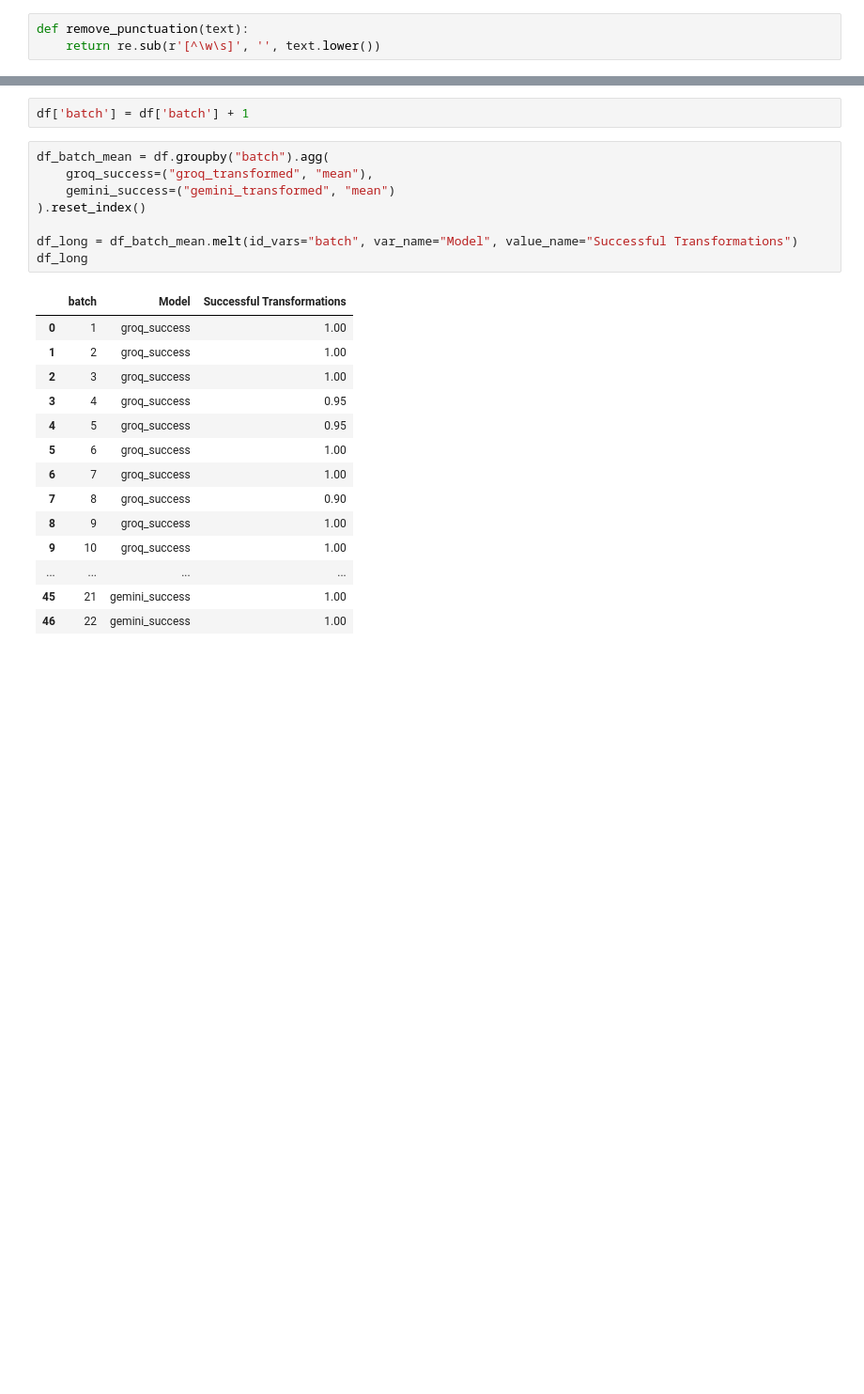
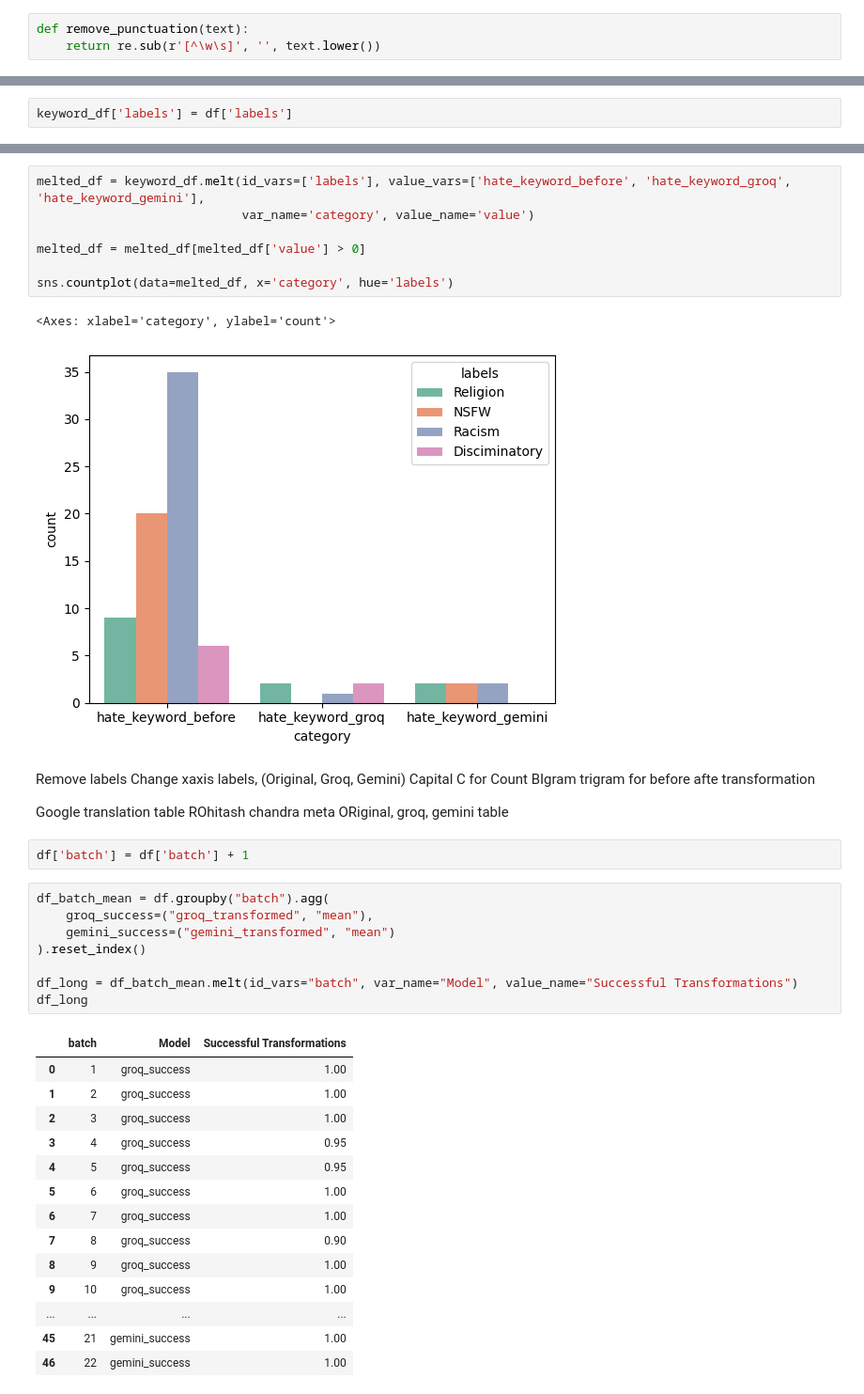
Before and after one commit to pinglainstitute/LLM-reviewtransformation, a Jupyter notebook: Notebooks/Twitter/twitter_transform.ipynb, the cells around one changed output, grey strips where cells are left out. Shown at 94% size. Drawn from its saved outputs; the diff is of its cells as text; blank space fills up the shorter version.

```diff
--- a/Notebooks/Twitter/twitter_transform.ipynb
+++ b/Notebooks/Twitter/twitter_transform.ipynb
@@ -507,0 +519,2 @@ Name: count, dtype: int64
+# %%
+keyword_df['labels'] = df['labels']
@@ -508,3 +543,22 @@ Name: count, dtype: int64
+# %%
+melted_df = keyword_df.melt(id_vars=['labels'], value_vars=['hate_keyword_before', 'hate_keyword_groq', 'hate_keyword_gemini'],
+                            var_name='category', value_name='value')
+
+melted_df = melted_df[melted_df['value'] > 0]
+
+sns.countplot(data=melted_df, x='category', hue='labels')
+# %% [output]
+<Axes: xlabel='category', ylabel='count'>
+[figure, added]
+# %% [markdown]
+Remove labels
+Change xaxis labels, (Original, Groq, Gemini)
+Capital C for Count
+BIgram trigram for before afte transformation
+
+Google translation table ROhitash chandra
+meta
+ORiginal, groq, gemini table
 # %%
 df['batch'] = df['batch'] + 1
 # %%
```
Also changed, not shown: parts of 15 cells of this notebook.
